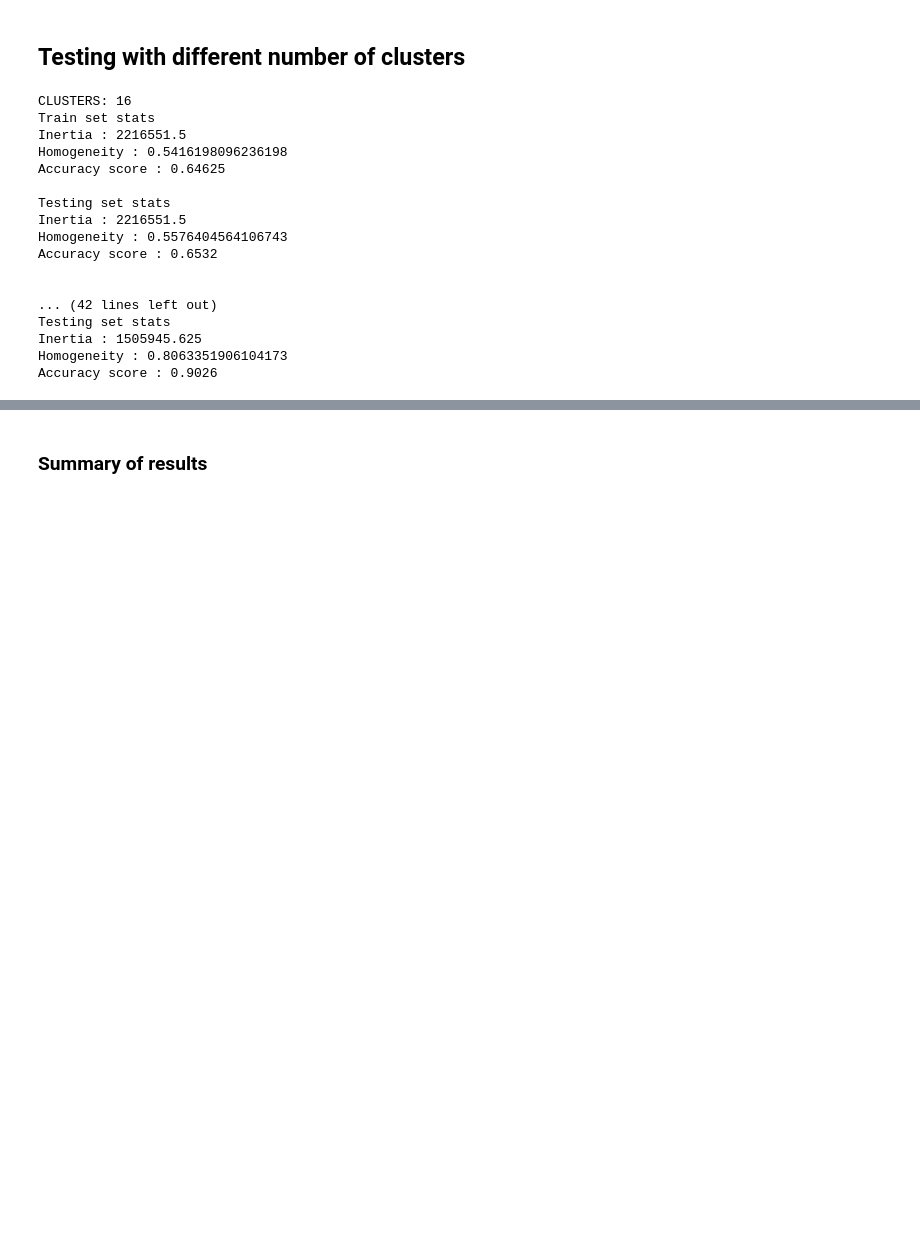
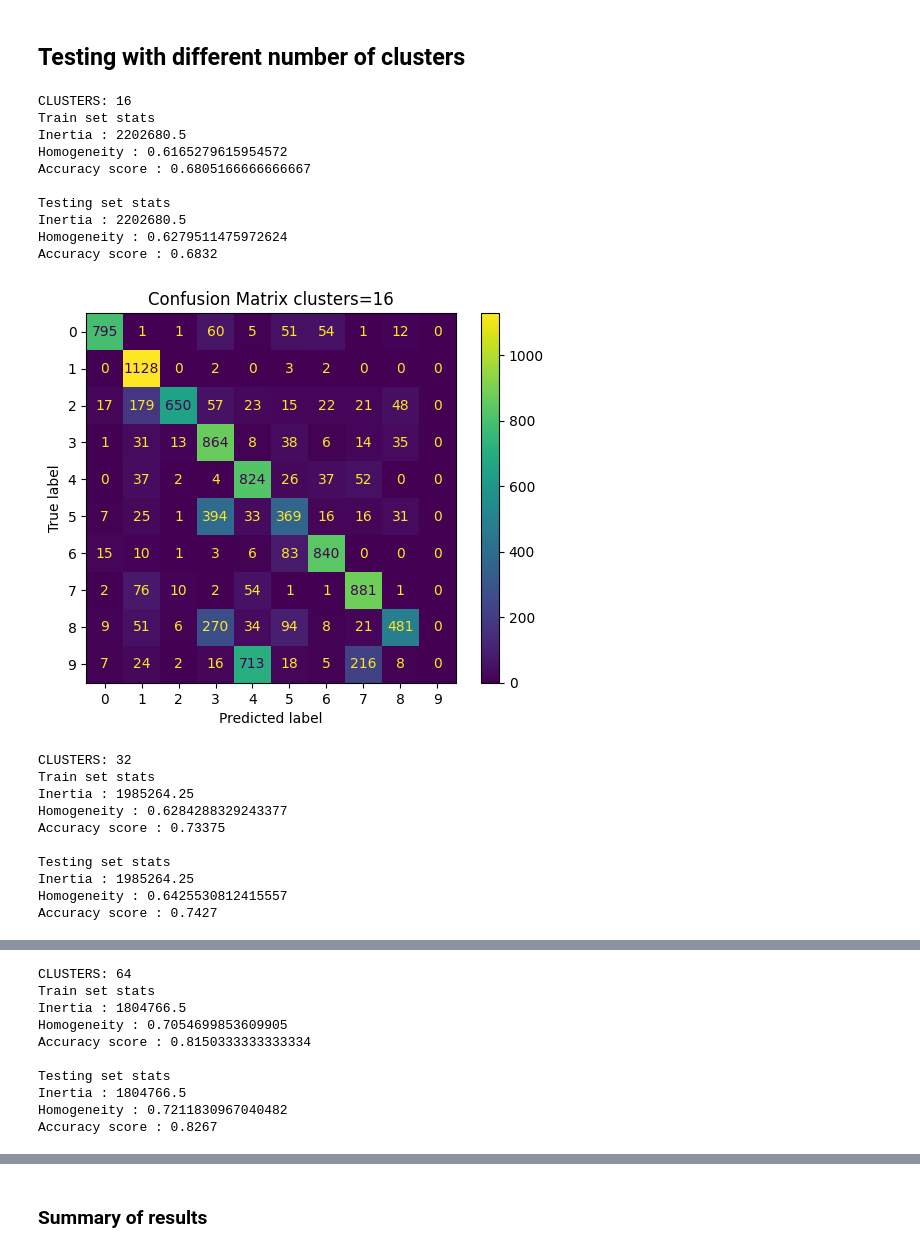
Before and after one commit to Naeempatel010/CS6316-Project, a Jupyter notebook: K_means.ipynb, the cells around one changed output, grey strips where cells are left out. Drawn from its saved outputs; the diff is of its cells as text; code cells hidden in the pictures; blank space fills up the shorter version.

```diff
--- a/K_means.ipynb
+++ b/K_means.ipynb
@@ -128,43 +136,52 @@ for clust_num in cluster_nums:
     kmeans_temp = MiniBatchKMeans(n_clusters = clust_num)
     kmeans_temp.fit(train_X)
     trains_pred_y = kmeans_temp.predict(train_X)
 
     reference_labels = match_clusters(train_y, trains_pred_y)
 
     trains_pred_y_matched = match_clusters_swap(reference_labels, trains_pred_y)
 
     print("Train set stats")
     train_inertia, train_homogeneity, train_accuracy = print_stats(kmeans_temp, train_y, trains_pred_y_matched)
 
     print("\nTesting set stats")
     test_pred_y = kmeans_temp.predict(test_X)
     test_pred_y_matched = match_clusters_swap(reference_labels, test_pred_y)
     test_inertia, test_homogeneity, test_accuracy = print_stats(kmeans_temp, test_y, test_pred_y_matched)
     print("\n")
 
+    cmd = ConfusionMatrixDisplay(confusion_matrix(test_y, test_pred_y_matched))
+    cmd.plot()
+    plt.title("Confusion Matrix clusters={cn}".format(cn=clust_num))
+    plt.show()
+
     models.append(kmeans_temp)
     reference_maps.append(reference_labels)
     train_inertias.append(train_inertia)
     train_homogeneities.append(train_homogeneity)
     train_accuracys.append(train_accuracy)
     test_inertias.append(test_inertia)
     test_homogeneities.append(test_homogeneity)
     test_accuracys.append(test_accuracy)
 # %% [output]
 CLUSTERS: 16
 Train set stats
-Inertia : 2216551.5
-Homogeneity : 0.5416198096236198
-Accuracy score : 0.64625
+Inertia : 2202680.5
+Homogeneity : 0.6165279615954572
+Accuracy score : 0.6805166666666667
 
 Testing set stats
-Inertia : 2216551.5
-Homogeneity : 0.5576404564106743
-Accuracy score : 0.6532
-
-
-... (42 lines left out)
-Testing set stats
-Inertia : 1505945.625
-Homogeneity : 0.8063351906104173
-Accuracy score : 0.9026
+Inertia : 2202680.5
+Homogeneity : 0.6279511475972624
+Accuracy score : 0.6832
+[figure, added]
+CLUSTERS: 32
+Train set stats
+Inertia : 1985264.25
+Homogeneity : 0.6284288329243377
+Accuracy score : 0.73375
+
+Testing set stats
+Inertia : 1985264.25
+Homogeneity : 0.6425530812415557
+Accuracy score : 0.7427
@@ -170,0 +189,10 @@ Accuracy score : 0.9026
+CLUSTERS: 64
+Train set stats
+Inertia : 1804766.5
+Homogeneity : 0.7054699853609905
+Accuracy score : 0.8150333333333334
+
+Testing set stats
+Inertia : 1804766.5
+Homogeneity : 0.7211830967040482
+Accuracy score : 0.8267
```
Also changed, not shown: parts of 10 cells of this notebook.
